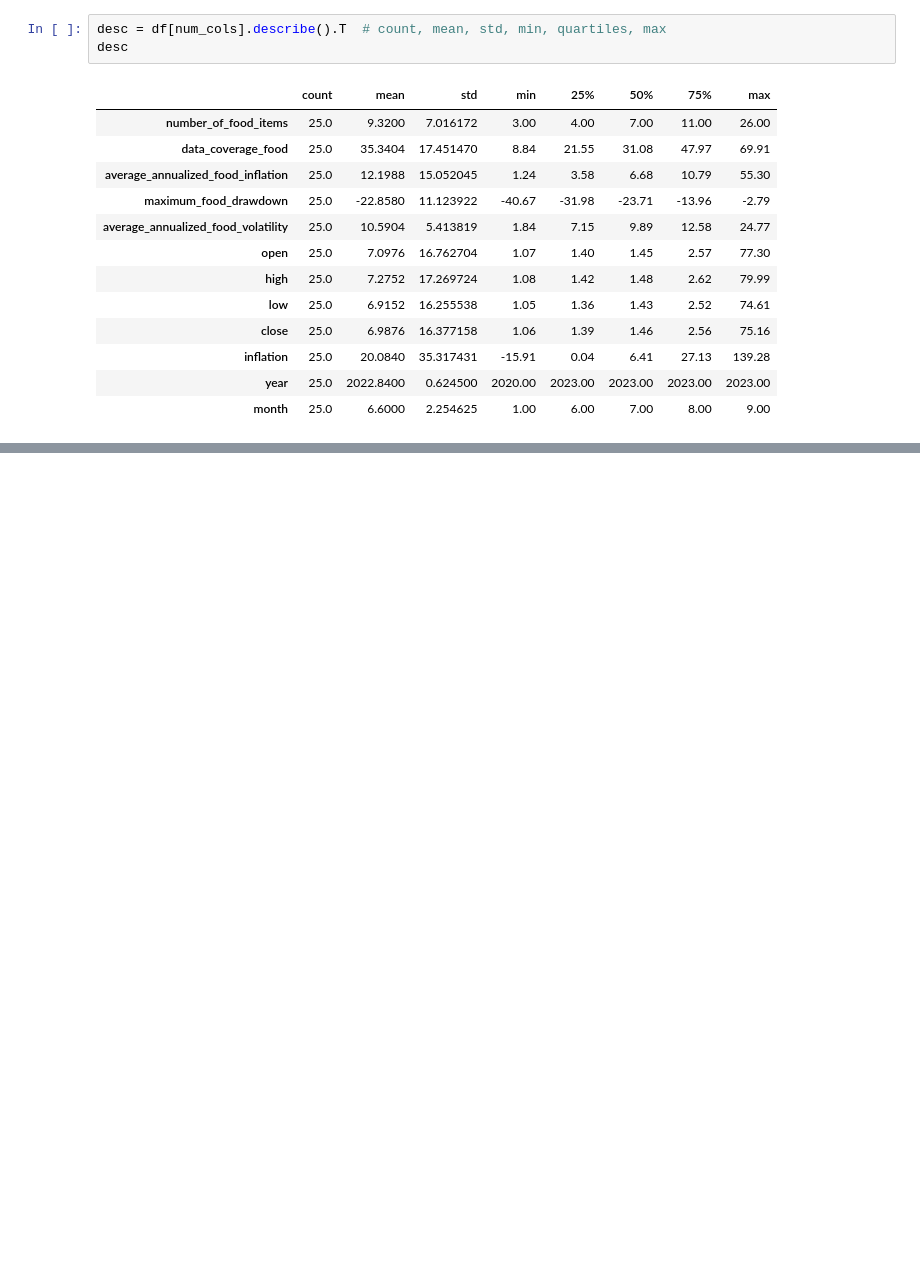
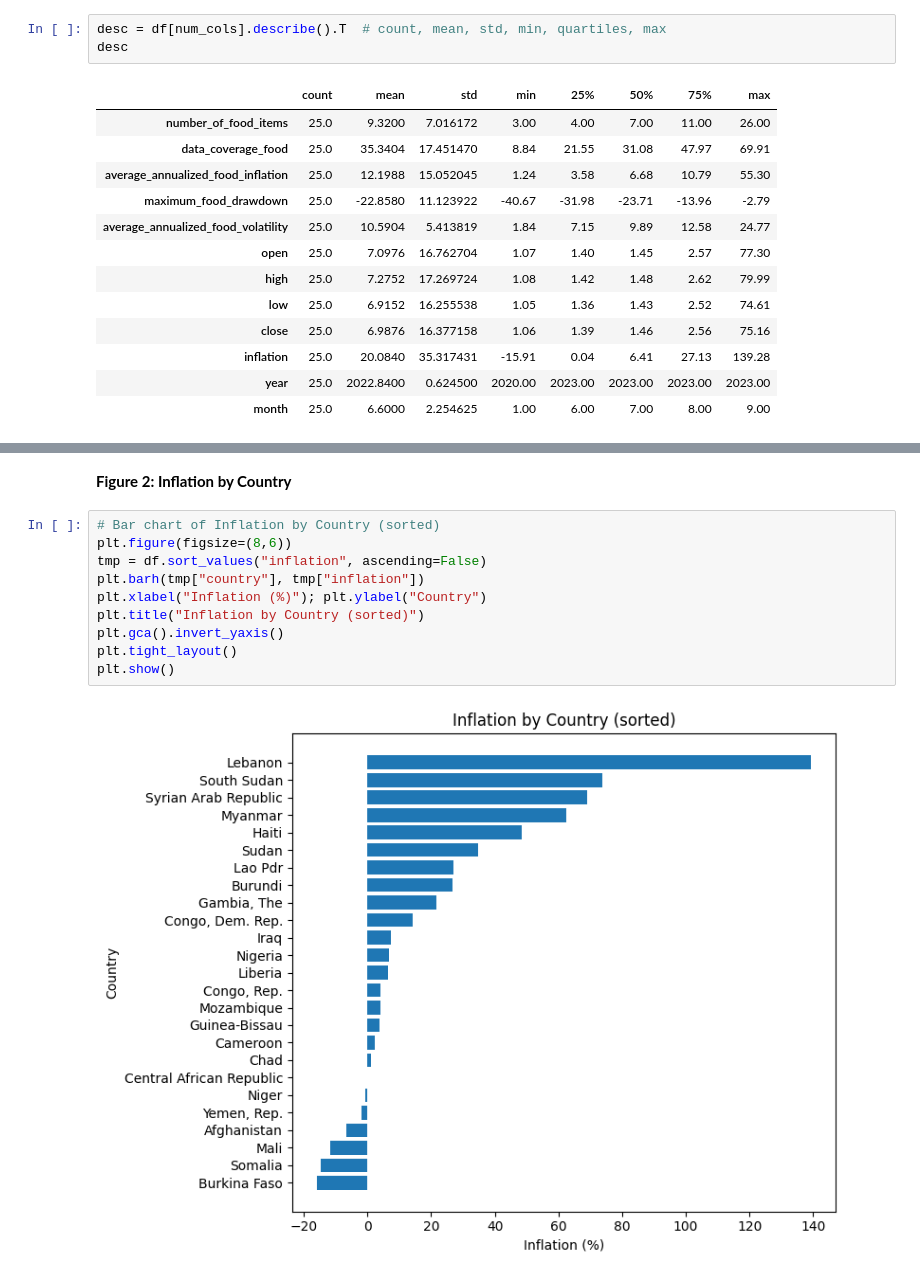
Before and after one commit to Richard-wv/food-price-inflation-analysis, a Jupyter notebook: jupyter_notebooks/exploratory_data_analysis.ipynb, the cells around one changed output, grey strips where cells are left out. Saved outputs shown, nothing was run; the diff lists cells and outputs as text; blank space fills up the shorter version.

```diff
--- a/jupyter_notebooks/exploratory_data_analysis.ipynb
+++ b/jupyter_notebooks/exploratory_data_analysis.ipynb
@@ -164,0 +185,14 @@ desc
+# %% [markdown]
+**Figure 2: Inflation by Country**
+# %%
+# Bar chart of Inflation by Country (sorted)
+plt.figure(figsize=(8,6))
+tmp = df.sort_values("inflation", ascending=False)
+plt.barh(tmp["country"], tmp["inflation"])
+plt.xlabel("Inflation (%)"); plt.ylabel("Country")
+plt.title("Inflation by Country (sorted)")
+plt.gca().invert_yaxis()
+plt.tight_layout()
+plt.show()
+# %% [output]
+[figure, added]
```
Also changed, not shown: parts of 9 cells of this notebook, 3 other files.
